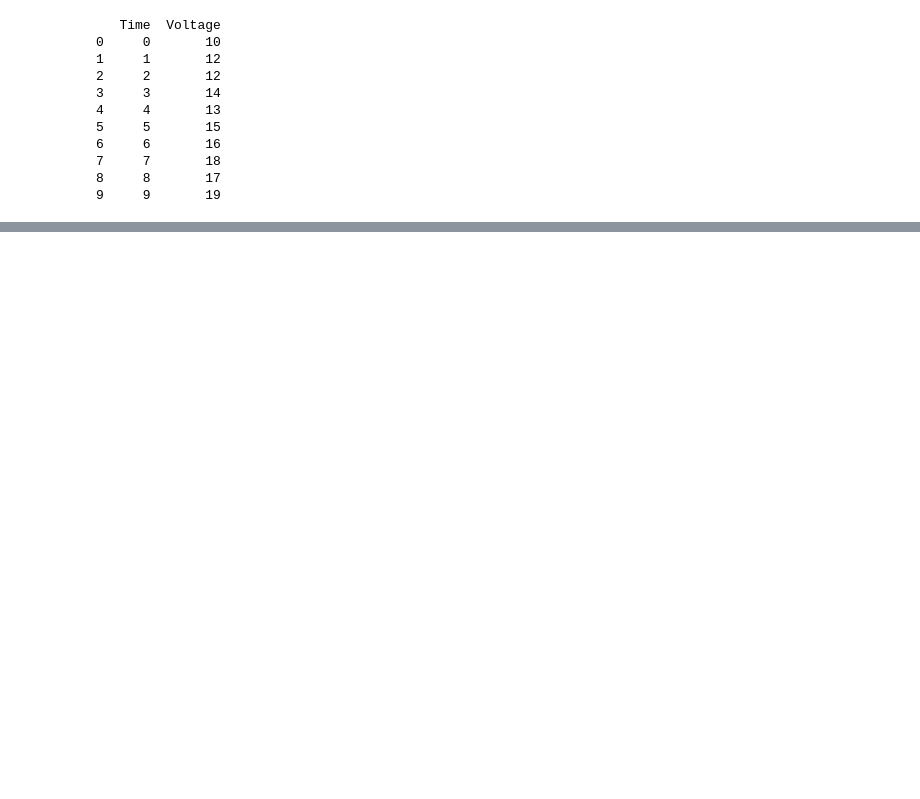
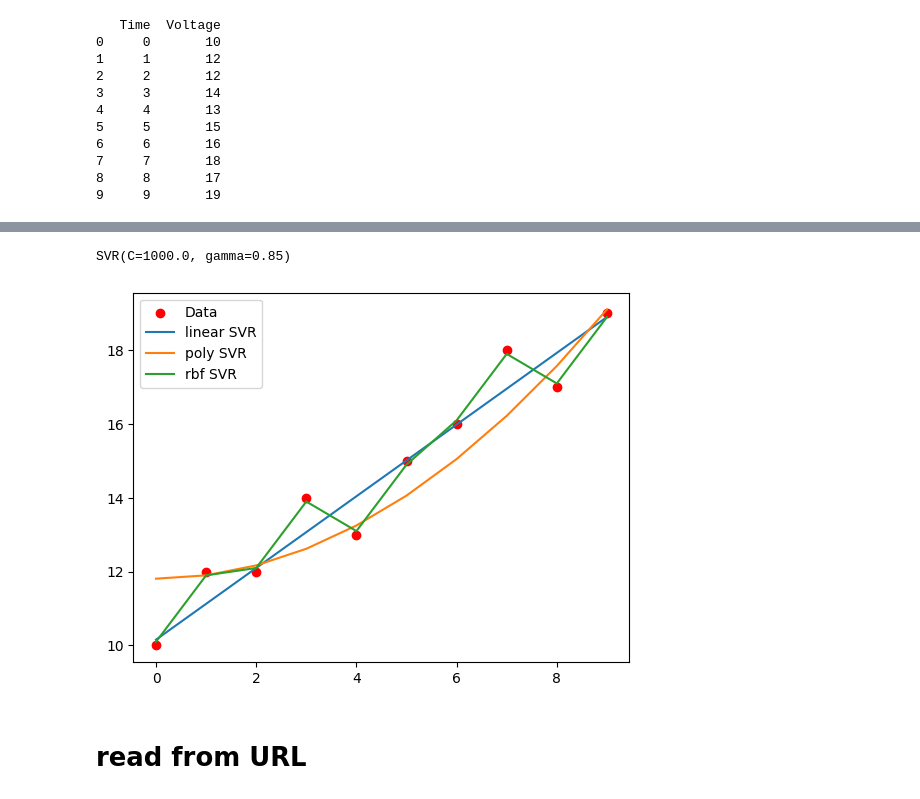
Before and after one commit to thammarat-ai/codeExampleAI, a Jupyter notebook: linear_regression1.ipynb, the cells around one changed output, grey strips where cells are left out. Cells and saved outputs as stored; diff of their text form; code cells hidden in the pictures; blank space fills up the shorter version.

```diff
--- a/linear_regression1.ipynb
+++ b/linear_regression1.ipynb
@@ -27,0 +74,7 @@ slop
+# %%
+df = pd.read_csv('data.csv')
+print(df)
+x1 = df['Time'].values.reshape(-1,1)
+y1 = df['Voltage'].values.reshape(-1,1)
+print(x1)
+print(y1)
@@ -27,0 +99,23 @@ slop
+# %%
+from sklearn.svm import SVR
+lr = SVR(kernel = 'linear', C =1000.0)
+pr = SVR(kernel = 'poly', C =1000.0, degree = 2)
+rr = SVR(kernel = 'rbf', C =1000.0, gamma = 0.85)
+# %%
+lr.fit(x1,y1)
+pr.fit(x1,y1)
+rr.fit(x1,y1)
+# %% [output]
+SVR(C=1000.0, gamma=0.85)
+# %%
+plt.figure()
+plt.scatter(x1, y1, color='r', label='Data')
+plt.plot(x1, lr.predict(x1),label='linear SVR')
+plt.plot(x1, pr.predict(x1),label='poly SVR')
+plt.plot(x1, rr.predict(x1),label='rbf SVR')
+plt.legend()
+plt.show()
+# %% [output]
+[figure, added]
+# %% [markdown]
+# read from URL
```
Also changed, not shown: parts of 56 cells of this notebook.
